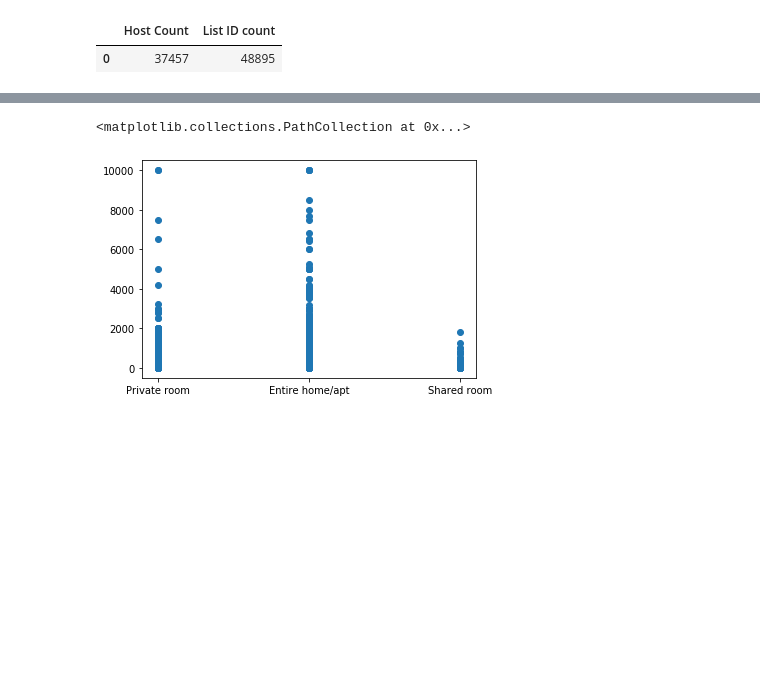
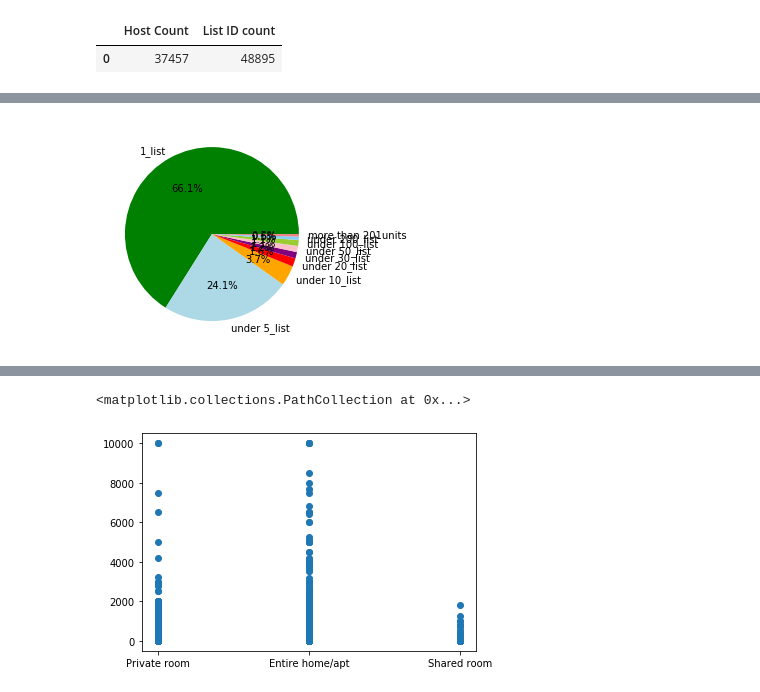
Before and after one commit to hayden4davey/Project1-Group2, a Jupyter notebook: shao data exploring.ipynb, the cells around one changed output, grey strips where cells are left out. Cells and saved outputs as stored; diff of their text form; code cells hidden in the pictures; blank space fills up the shorter version.

```diff
--- a/shao data exploring.ipynb
+++ b/shao data exploring.ipynb
@@ -96,0 +127,9 @@ print(f'min price:${min_p}, max price:${max_p}, mean_p:${mean_p}')
+# %%
+pies = ['1_list','under 5_list','under 10_list','under 20_list','under 30_list','under 50_list','under 100_list','under 200_list','more than 201units']
+pie_votes = list_Demographics["Mutiple Listing"]
+colors = ["green","lightblue","orange","red","purple","pink","yellowgreen","lightskyblue","lightcoral","yellow"]
+explode = (0.1,0,0,0,0,0,0,0,0,0)
+plt.pie(pie_votes, labels=pies,colors=colors,autopct="%1.1f%%")
+plt.show()
+# %% [output]
+[figure, added]
```
Also changed, not shown: parts of 16 cells of this notebook.
